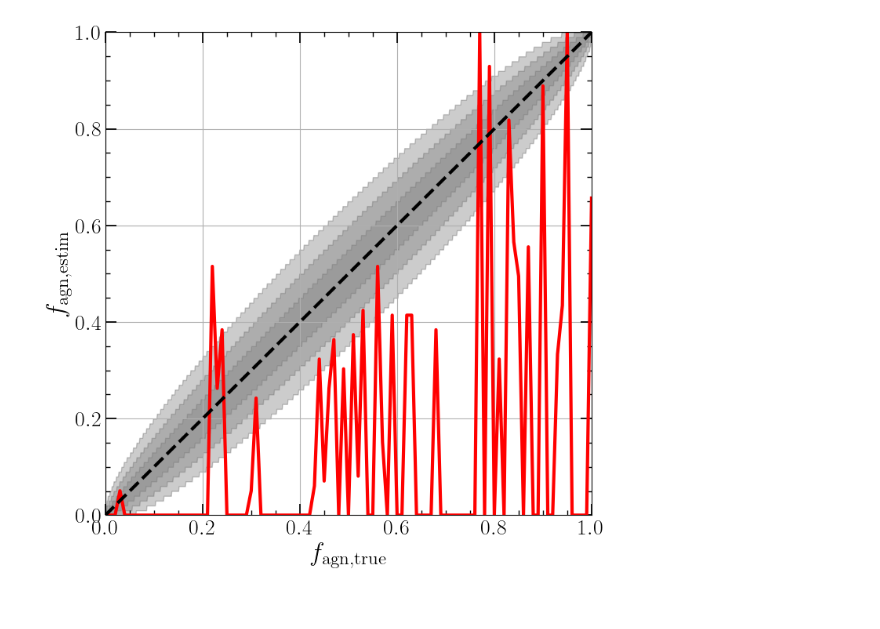
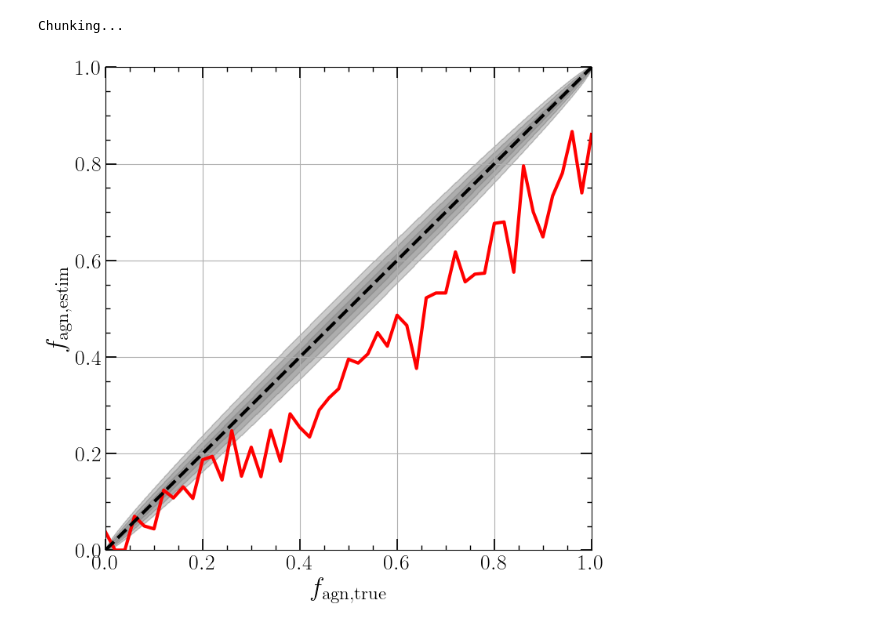
Before and after one commit to LucasPouw/darksirenpop, a Jupyter notebook: checkresults.ipynb, the cells around one changed output. Saved outputs shown, nothing was run; the diff lists cells and outputs as text; code cells hidden in the pictures.

```diff
--- a/checkresults.ipynb
+++ b/checkresults.ipynb
@@ -18,10 +18,16 @@ for key, filename in posterior_samples_dictionary.items():
     with h5py.File(filename, 'r') as f:
         origin_dict[key] = f['mock']['truths']['from_agn'][()].astype(bool)
 # %%
-cw_pagn = np.load('cweighted_pagn_sky_v10.npy')
-palt = np.load('palt_sky_v10.npy')
-cw_palt = np.load('cweighted_palt_sky_v10.npy')
+cw_pagn = np.load('cweighted_pagn_sky_v15.npy')
+palt = np.load('palt_sky_v15.npy')
+cw_palt = np.load('cweighted_palt_sky_v15.npy')
 origins = np.array([val for val in origin_dict.values()])
+
+# remove_outlier = cw_pagn < 1e19
+# cw_pagn = cw_pagn[remove_outlier]
+# palt = palt[remove_outlier]
+# cw_palt = cw_palt[remove_outlier]
+# origins = origins[remove_outlier]
 # %%
 def get_colors(origin_dict):
     colors = np.zeros(len(origin_dict), dtype=str)
@@ -83,5 +92,5 @@ print(np.sum(selec))
 # %%
-origins = origins[selec]
-cw_pagn = cw_pagn[selec]
-cw_palt = cw_palt[selec]
-palt = palt[selec]
+# origins = origins[selec]
+# cw_pagn = cw_pagn[selec]
+# cw_palt = cw_palt[selec]
+# palt = palt[selec]
@@ -88,7 +114,8 @@ palt = palt[selec]
 # %%
-use_N_gws = 100
-N_true_fagns = min(use_N_gws+1, 101)   # Cannot create more f_agn values than use_N_gws+1 and don't want to generate more than 101
-calc_logllh_at_N_points = 100          # Only change if you want higher resolution, but why would you?
+use_N_gws = 1000
+max_N_fagns = 51
+N_true_fagns = min(use_N_gws+1, max_N_fagns)    # Cannot create more f_agn values than use_N_gws+1 and don't want to generate more than max_N_fagns
+calc_logllh_at_N_points = 1000                   # Only change if you want higher resolution, but why would you?
 log_llh_x_ax = np.linspace(0.0001, 1., calc_logllh_at_N_points)
 
 estimated_fagns = np.zeros((N_true_fagns, calc_logllh_at_N_points))
@@ -96,11 +123,12 @@ lowers = np.zeros((N_true_fagns, calc_logllh_at_N_points))
 uppers = np.zeros((N_true_fagns, calc_logllh_at_N_points))
 
 ## These two lines are for making the underlying truth equal to the actual realization of that truth
-# use_N_agn_events = np.arange(0, use_N_gws + 1, int(use_N_gws / (N_true_fagns-1)), dtype=np.int32)
-# true_fagns = use_N_agn_events / use_N_gws
-true_fagns = np.linspace(0, 1, N_true_fagns)  # Underlying truth
-use_N_agn_events = np.random.binomial(n=use_N_gws, p=true_fagns)  # Make random realization of a universe with a true fagn
+use_N_agn_events = np.arange(0, use_N_gws + 1, int(use_N_gws / (N_true_fagns-1)), dtype=np.int32)
+true_fagns = use_N_agn_events / use_N_gws
+# true_fagns = np.linspace(0, 1, N_true_fagns)  # Underlying truth
+# use_N_agn_events = np.random.binomial(n=use_N_gws, p=true_fagns)  # Make random realization of a universe with a true fagn
 use_N_alt_events = use_N_gws - use_N_agn_events
+realized_fagns = use_N_agn_events / use_N_gws  # Realization of the truth
 
 agn_events = origins
 alt_events = ~origins
@@ -109,7 +137,7 @@ agn_idx = np.random.choice(np.where(agn_events)[0], size=(N_true_fagns, use_N_gw
 alt_idx = np.random.choice(np.where(alt_events)[0], size=(N_true_fagns, use_N_gws), replace=True)
 idx = np.where(np.arange(use_N_gws) < use_N_agn_events[:, None], agn_idx, alt_idx)  # Shape (N_true_fagns, use_N_gws)
 
-fagn_times_fobsc = log_llh_x_ax[:, np.newaxis, np.newaxis] * 1
+fagn_times_fobsc = log_llh_x_ax[:, np.newaxis, np.newaxis]  # TODO: DO WE NEED TO * 0.75?
 total_cw_prob_agn = cw_pagn[idx].T[np.newaxis,...]
 total_cw_prob_alt = cw_palt[idx].T[np.newaxis,...]
 total_prob_alt = palt[idx].T[np.newaxis,...]
@@ -138,42 +166,53 @@ if (use_N_gws > gw_chunk_size) & (calc_logllh_at_N_points > llh_chunk_size):
             log_llh_numerator[llh_start:llh_stop, :] += np.sum(log_prob, axis=1)
 else:
     log_llh_numerator_per_event = np.log(fagn_times_fobsc * total_cw_prob_agn + total_prob_alt - fagn_times_fobsc * total_cw_prob_alt)
     log_llh_numerator = np.sum(log_llh_numerator_per_event, axis=1 )
 
 log_llh_denominator = 0
 log_llh = log_llh_numerator - log_llh_denominator
-# for l in log_llh.T:
-#     print(l)
 max_log_llh = np.max(log_llh, axis=0)
-estimated_fagns = log_llh_x_ax[np.argmax(log_llh, axis=0)]
+estimated_fagns = log_llh_x_ax[np.argmax(log_llh, axis=0)]  # TODO: change to interpolation
 
-# Calculating 68% CL
-below_threshold = log_llh >= (max_log_llh - 0.5)
-# Get first and last occurrence of True values along axis 0
-first_valid = np.argmax(below_threshold, axis=0)
-last_valid = log_llh_x_ax.shape[0] - 1 - np.argmax(below_threshold[::-1], axis=0)
-lowers = estimated_fagns - log_llh_x_ax[first_valid]
-uppers = log_llh_x_ax[last_valid] - estimated_fagns
+#### Not sure about errors yet ####
+
+# # Calculating 68% CL
+# below_threshold = log_llh >= (max_log_llh - 0.5)
+# # Get first and last occurrence of True values along axis 0
+# first_valid = np.argmax(below_threshold, axis=0)
+# last_valid = log_llh_x_ax.shape[0] - 1 - np.argmax(below_threshold[::-1], axis=0)
+# lowers = estimated_fagns - log_llh_x_ax[first_valid]
+# uppers = log_llh_x_ax[last_valid] - estimated_fagns
+
+# lowers = np.zeros(N_true_fagns)
+# uppers = np.zeros(N_true_fagns)
+# for i, llh in enumerate(log_llh.T):
+#     low_fagn, up_fagn = compute_credible_interval(log_llh_x_ax, llh)
+#     lowers[i], uppers[i] = estimated_fagns[i] - low_fagn, up_fagn - estimated_fagns[i]
+#     break
+
+####################################
 
 plt.figure(figsize=(8,8))
 plt.plot(true_fagns, estimated_fagns, color='red', linewidth=3)
 plt.plot(np.linspace(0,1,100), np.linspace(0,1,100), linestyle='dashed', color='black', zorder=6, linewidth=3)
+# plt.fill_between(true_fagns, estimated_fagns - lowers, estimated_fagns + uppers, color='red', alpha=0.3)
 
 CI = np.linspace(0, 1, 1001)
-for ci, alpha in zip([0.68, 0.95, 0.997],[0.1, 0.15, 0.2]):
+for ci, alpha in zip([0.68, 0.95, 0.997], [0.1, 0.15, 0.2]):
     edge_of_bound = (1. - ci) / 2.
     lower = binom.ppf(1 - edge_of_bound, use_N_gws, CI) / use_N_gws
     upper = binom.ppf(edge_of_bound, use_N_gws, CI) / use_N_gws
     lower[0] = 0
     upper[0] = 0
     plt.fill_between(CI, lower, upper, alpha=alpha, color='k')
 
 plt.xlabel(r'$f_{\rm agn, true}$')
 plt.ylabel(r'$f_{\rm agn, estim}$')
 # plt.legend()
 plt.grid()
 plt.xlim(0, 1)
 plt.ylim(0, 1)
 plt.show()
 # %% [output]
+Chunking...
-[figure, old version]
+[figure, new version]
```
Also changed, not shown: parts of 5 cells of this notebook, 7 other files.
